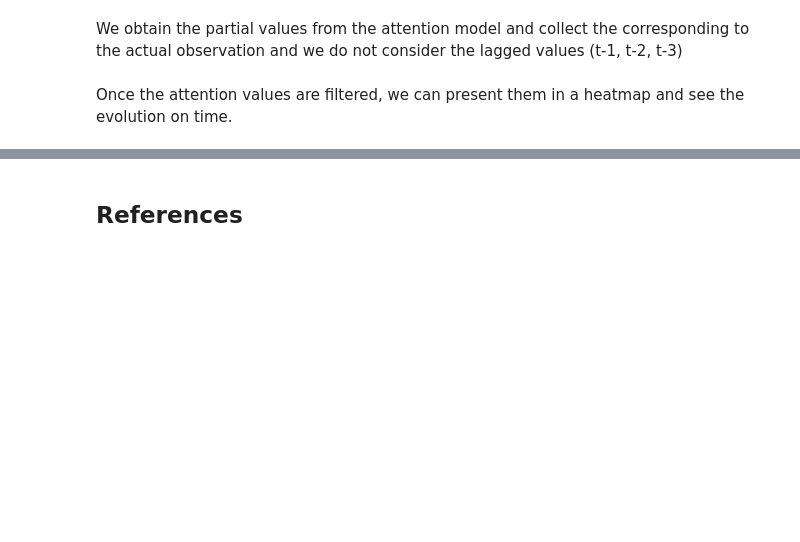
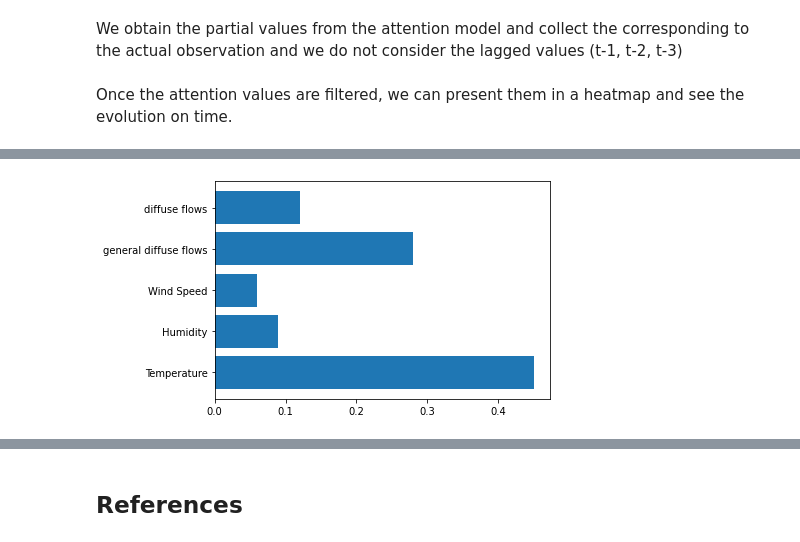
Before and after one commit to gonzalezcortes/LSTM_with_attention_layer, a Jupyter notebook: main.ipynb, the cells around one changed output, grey strips where cells are left out. Saved outputs shown, nothing was run; the diff lists cells and outputs as text; code cells hidden in the pictures; blank space fills up the shorter version.

```diff
--- a/main.ipynb
+++ b/main.ipynb
@@ -182,0 +283,11 @@ plt.show()
+# %%
+mean_attention_w = [round(np.mean(t[i]),2) for i in range(0,5)]
+bars = y_axis_labels
+y_pos = np.arange(len(bars))
+
+
+plt.barh(y_pos, mean_attention_w)
+plt.yticks(y_pos, bars)
+plt.show()
+# %% [output]
+[figure, added]
```
Also changed, not shown: parts of 35 cells of this notebook.
